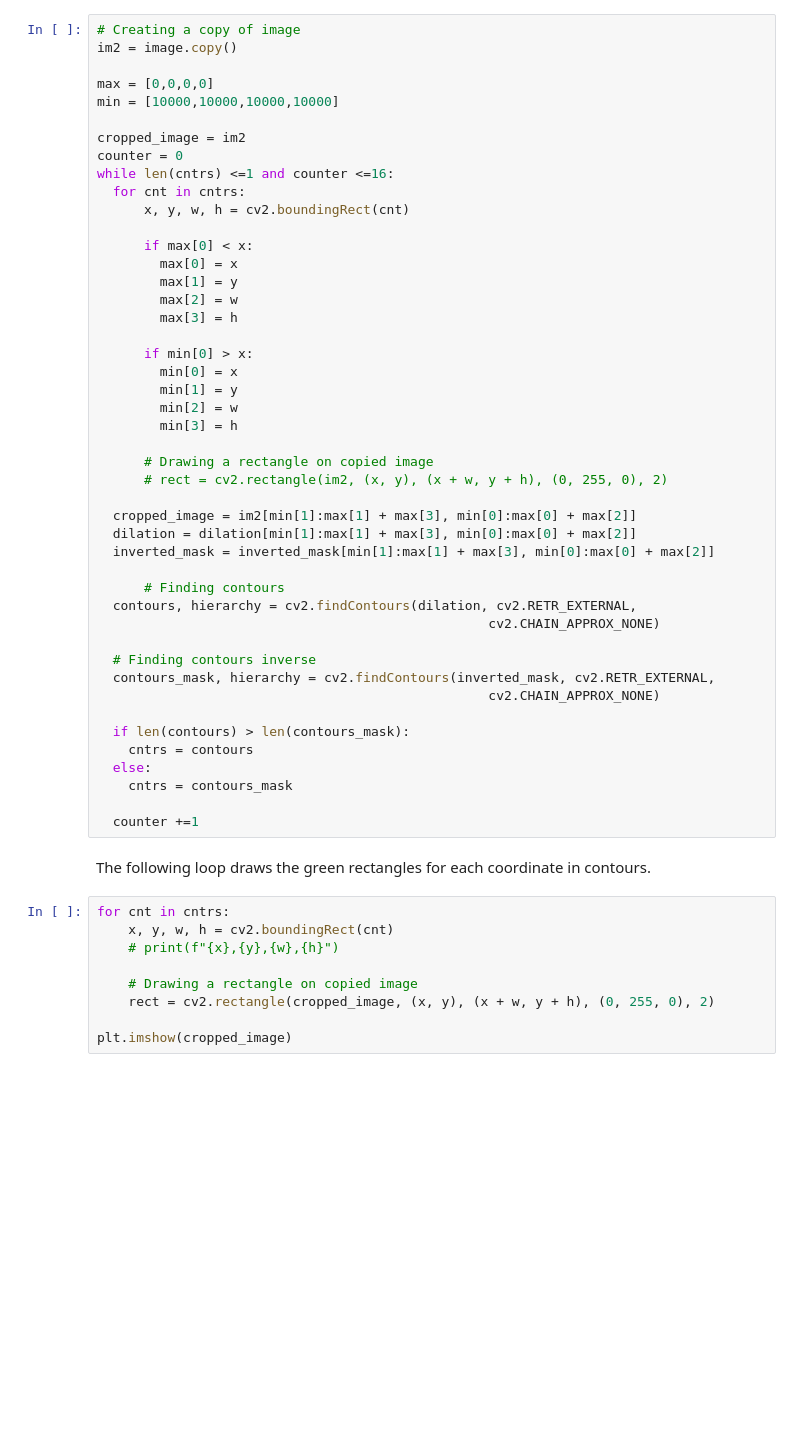
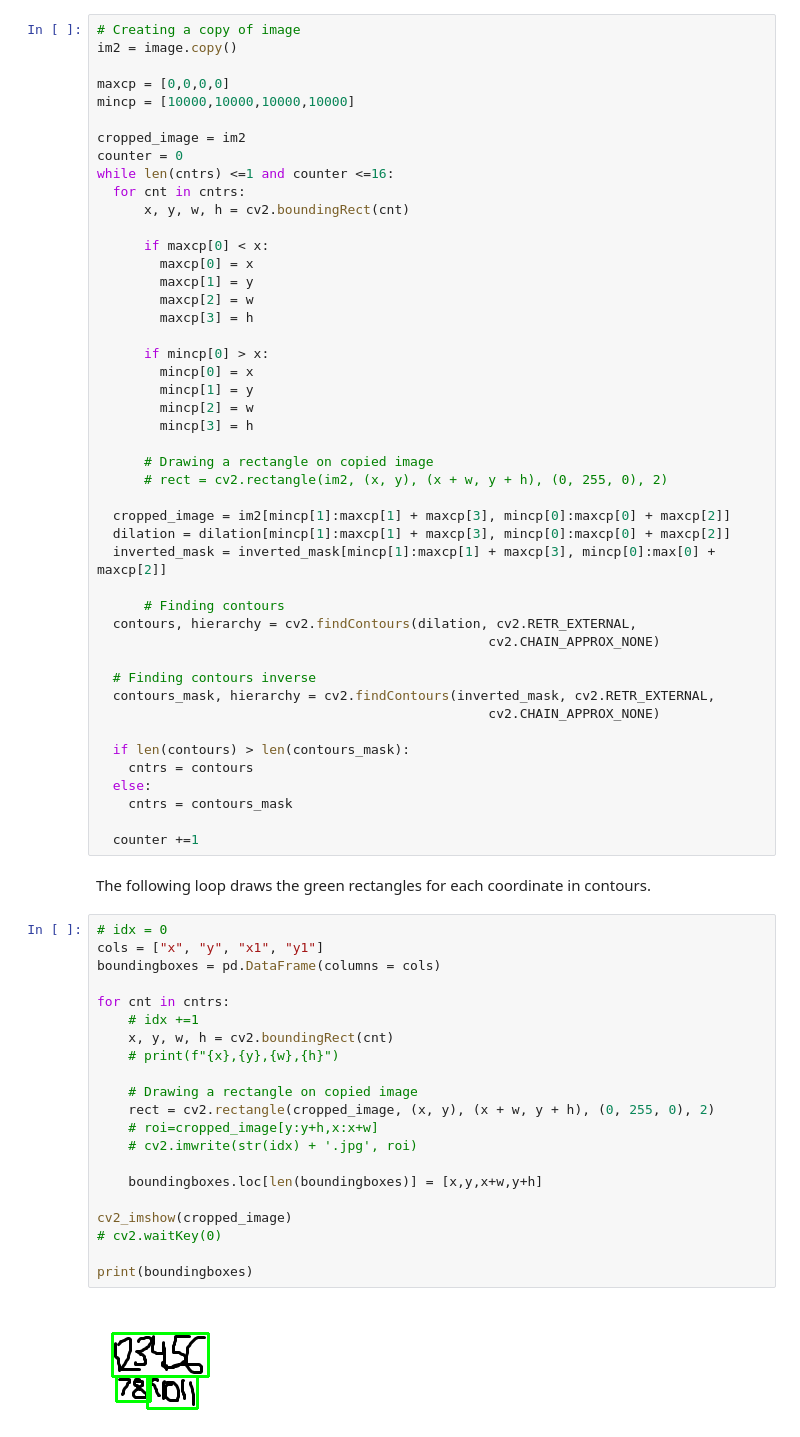
Before and after one commit to muvision/cm-mathvision, a Jupyter notebook: OpenCV.ipynb, the cells around one changed output. Drawn from its saved outputs; the diff is of its cells as text; blank space fills up the shorter version.

```diff
--- a/OpenCV.ipynb
+++ b/OpenCV.ipynb
@@ -88,8 +88,8 @@ In this loop we use keep track of the max and minimum x values, and crop the she
 # Creating a copy of image
 im2 = image.copy()
 
-max = [0,0,0,0]
-min = [10000,10000,10000,10000]
+maxcp = [0,0,0,0]
+mincp = [10000,10000,10000,10000]
 
 cropped_image = im2
 counter = 0
@@ -97,24 +97,24 @@ while len(cntrs) <=1 and counter <=16:
   for cnt in cntrs:
       x, y, w, h = cv2.boundingRect(cnt)
 
-      if max[0] < x:
-        max[0] = x
-        max[1] = y
-        max[2] = w
-        max[3] = h
+      if maxcp[0] < x:
+        maxcp[0] = x
+        maxcp[1] = y
+        maxcp[2] = w
+        maxcp[3] = h
 
-      if min[0] > x:
-        min[0] = x
-        min[1] = y
-        min[2] = w
-        min[3] = h
+      if mincp[0] > x:
+        mincp[0] = x
+        mincp[1] = y
+        mincp[2] = w
+        mincp[3] = h
 
       # Drawing a rectangle on copied image
       # rect = cv2.rectangle(im2, (x, y), (x + w, y + h), (0, 255, 0), 2)
 
-  cropped_image = im2[min[1]:max[1] + max[3], min[0]:max[0] + max[2]]
-  dilation = dilation[min[1]:max[1] + max[3], min[0]:max[0] + max[2]]
-  inverted_mask = inverted_mask[min[1]:max[1] + max[3], min[0]:max[0] + max[2]]
+  cropped_image = im2[mincp[1]:maxcp[1] + maxcp[3], mincp[0]:maxcp[0] + maxcp[2]]
+  dilation = dilation[mincp[1]:maxcp[1] + maxcp[3], mincp[0]:maxcp[0] + maxcp[2]]
+  inverted_mask = inverted_mask[mincp[1]:maxcp[1] + maxcp[3], mincp[0]:max[0] + maxcp[2]]
 
       # Finding contours
   contours, hierarchy = cv2.findContours(dilation, cv2.RETR_EXTERNAL,
@@ -133,12 +133,25 @@ while len(cntrs) <=1 and counter <=16:
 # %% [markdown]
 The following loop draws the green rectangles for each coordinate in contours.
 # %%
+# idx = 0
+cols = ["x", "y", "x1", "y1"]
+boundingboxes = pd.DataFrame(columns = cols)
+
 for cnt in cntrs:
+    # idx +=1
     x, y, w, h = cv2.boundingRect(cnt)
     # print(f"{x},{y},{w},{h}")
 
     # Drawing a rectangle on copied image
     rect = cv2.rectangle(cropped_image, (x, y), (x + w, y + h), (0, 255, 0), 2)
+    # roi=cropped_image[y:y+h,x:x+w]
+    # cv2.imwrite(str(idx) + '.jpg', roi)
 
-plt.imshow(cropped_image)
+    boundingboxes.loc[len(boundingboxes)] = [x,y,x+w,y+h]
+
+cv2_imshow(cropped_image)
+# cv2.waitKey(0)
+
+print(boundingboxes)
 # %% [output]
+[figure, new version]
```
Also changed, not shown: parts of 12 cells of this notebook.
